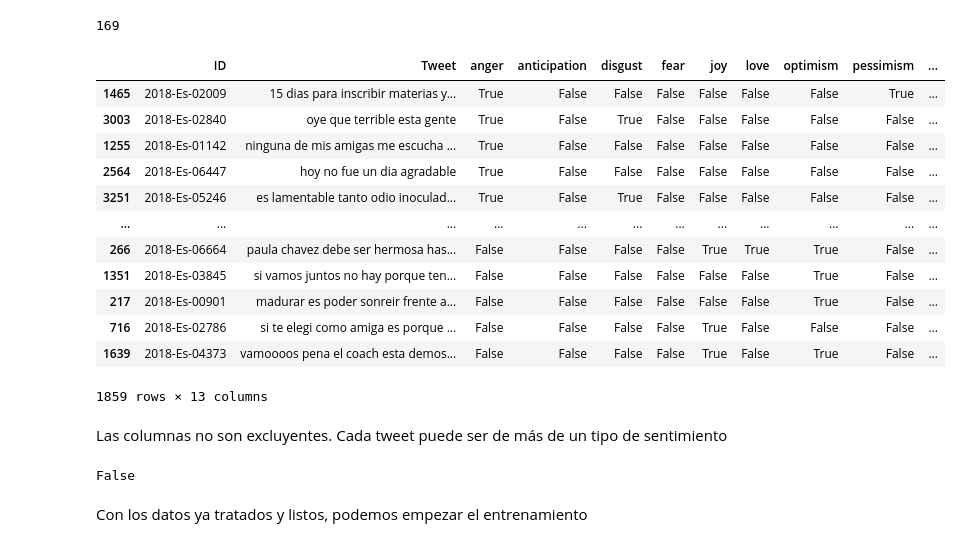
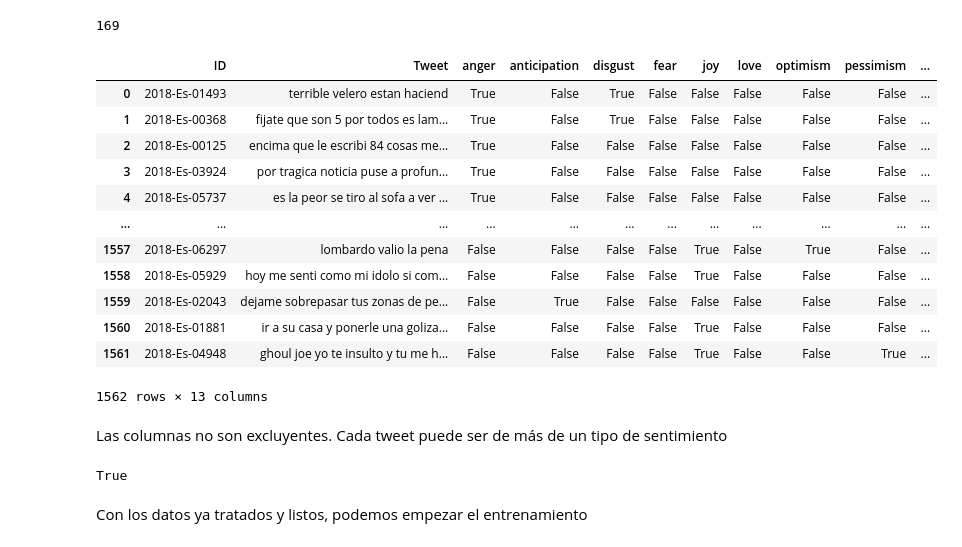
Before and after one commit to javierFerreroM/NLP_Project, a Jupyter notebook: NLP.ipynb, the cells around one changed output. Drawn from its saved outputs; the diff is of its cells as text; code cells hidden in the pictures.

```diff
--- a/NLP.ipynb
+++ b/NLP.ipynb
@@ -106,31 +106,31 @@ print(thresholdVal)
 # %%
 train_data_balanced = pd.DataFrame(columns = train_clean.columns)
 for i in train_clean.columns:
   if i not in ['ID', 'Tweet']:
-    train_data_balanced = pd.concat([train_data_balanced,train_clean[train_clean[i]==True].sample(thresholdVal)], axis=0)
+    train_data_balanced = pd.concat([train_data_balanced,train_clean[train_clean[i]==True].sample(thresholdVal)], axis=0).drop_duplicates().reset_index(drop=True)
     #train_clean = train_clean.drop(train_clean[train_clean[i]==True].sample(thresholdVal).index, axis = 0)
 
 train_data_balanced
 # %% [output]
 |  | ID | Tweet | anger | anticipation | disgust | fear | joy | love | optimism | pessimism | ... |
-| 1465 | 2018-Es-02009 | 15 dias para inscribir materias y... | True | False | False | False | False | False | False | True | ... |
-| 3003 | 2018-Es-02840 | oye que terrible esta gente | True | False | True | False | False | False | False | False | ... |
-| 1255 | 2018-Es-01142 | ninguna de mis amigas me escucha ... | True | False | False | False | False | False | False | False | ... |
-| 2564 | 2018-Es-06447 | hoy no fue un dia agradable | True | False | False | False | False | False | False | False | ... |
-| 3251 | 2018-Es-05246 | es lamentable tanto odio inoculad... | True | False | True | False | False | False | False | False | ... |
+| 0 | 2018-Es-01493 | terrible velero estan haciend | True | False | True | False | False | False | False | False | ... |
+| 1 | 2018-Es-00368 | fijate que son 5 por todos es lam... | True | False | True | False | False | False | False | False | ... |
+| 2 | 2018-Es-00125 | encima que le escribi 84 cosas me... | True | False | False | False | False | False | False | False | ... |
+| 3 | 2018-Es-03924 | por tragica noticia puse a profun... | True | False | False | False | False | False | False | False | ... |
+| 4 | 2018-Es-05737 | es la peor se tiro al sofa a ver ... | True | False | False | False | False | False | False | False | ... |
 | ... | ... | ... | ... | ... | ... | ... | ... | ... | ... | ... | ... |
-| 266 | 2018-Es-06664 | paula chavez debe ser hermosa has... | False | False | False | False | True | True | True | False | ... |
-| 1351 | 2018-Es-03845 | si vamos juntos no hay porque ten... | False | False | False | False | False | False | True | False | ... |
-| 217 | 2018-Es-00901 | madurar es poder sonreir frente a... | False | False | False | False | False | False | True | False | ... |
-| 716 | 2018-Es-02786 | si te elegi como amiga es porque ... | False | False | False | False | True | False | False | False | ... |
-| 1639 | 2018-Es-04373 | vamoooos pena el coach esta demos... | False | False | False | False | True | False | True | False | ... |
+| 1557 | 2018-Es-06297 | lombardo valio la pena | False | False | False | False | True | False | True | False | ... |
+| 1558 | 2018-Es-05929 | hoy me senti como mi idolo si com... | False | False | False | False | True | False | False | False | ... |
+| 1559 | 2018-Es-02043 | dejame sobrepasar tus zonas de pe... | False | True | False | False | False | False | False | False | ... |
+| 1560 | 2018-Es-01881 | ir a su casa y ponerle una goliza... | False | False | False | False | True | False | False | False | ... |
+| 1561 | 2018-Es-04948 | ghoul joe yo te insulto y tu me h... | False | False | False | False | True | False | False | True | ... |
-1859 rows × 13 columns
+1562 rows × 13 columns
 # %% [markdown]
 Las columnas no son excluyentes. Cada tweet puede ser de más de un tipo de sentimiento
 # %%
 len(train_data_balanced) == len(train_data_balanced['ID'].unique())
 # %% [output]
-False
+True
 # %% [markdown]
 Con los datos ya tratados y listos, podemos empezar el entrenamiento
 # %%
```
